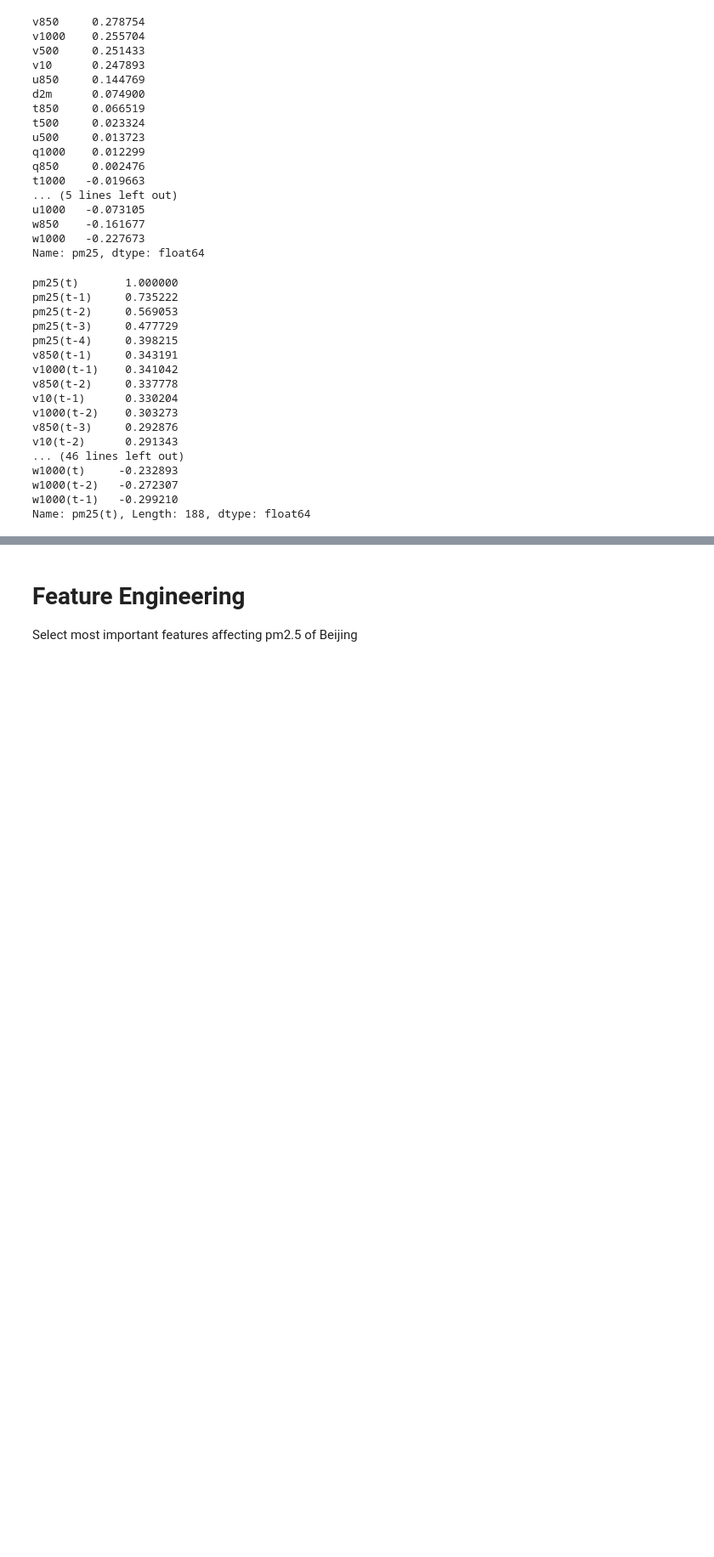
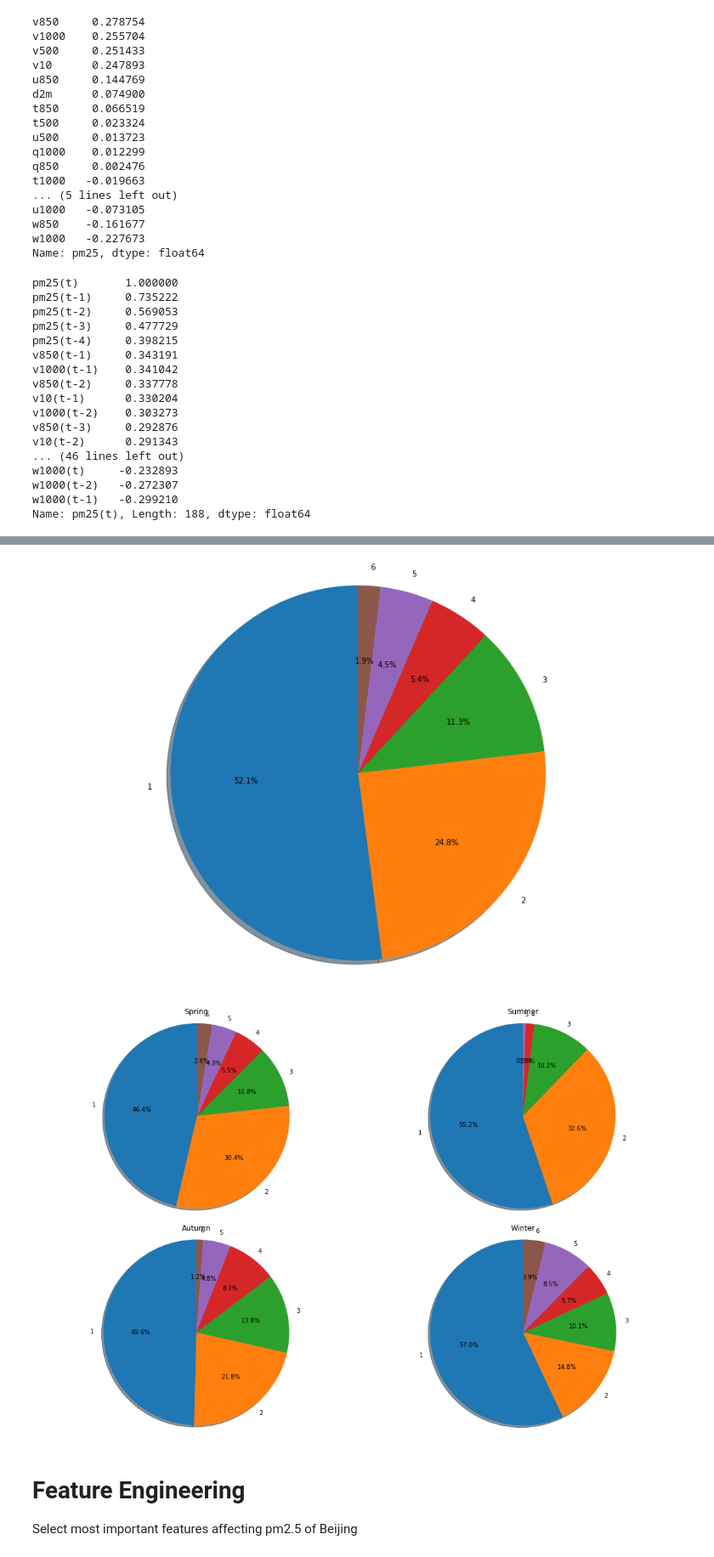
Before and after one commit to wukunkunhaha/Air-Quality, a Jupyter notebook: EDA+LSTM.ipynb, the cells around one changed output, grey strips where cells are left out. Shown: that part at 85% size. Cells and saved outputs as stored; diff of their text form; code cells hidden in the pictures; blank space fills up the shorter version.

```diff
--- a/EDA+LSTM.ipynb
+++ b/EDA+LSTM.ipynb
@@ -111,0 +162,18 @@ Name: pm25(t), Length: 188, dtype: float64
+# %%
+#计算空气质量等级
+def air_quality_rank(x):
+    if x <= 50:
+        return 1
+    elif x <= 100:
+        return 2
+    elif x <= 150:
+        return 3
+    elif x <= 200:
+        return 4
+    elif x <= 300:
+        return 5
+    else:
+        return 6
+
+# pm25_data['rank'] = pm25_data.apply(air_quality_rank)
+pm25_data = pd.concat((pm25_data, pm25_data.apply(air_quality_rank)), axis = 1)
@@ -112,3 +200,50 @@ Name: pm25(t), Length: 188, dtype: float64
+# %%
+pm25_data.columns = ('pm25', 'rank')
+counts_data = pm25_data.groupby('rank').size().reset_index(name='counts')
+counts = counts_data['counts']
+
+fig1, ax1 = plt.subplots()
+ax1.pie(counts, labels=[1,2,3,4,5,6], autopct='%1.1f%%',
+        shadow=True, startangle=90)
+ax1.axis('equal')
+plt.savefig('fig3.png')
+
+def calculate_counts(input_data):
+    """
+    Calculate the rank counts of pm25 data
+    """
+    df = pd.concat((input_data, input_data.apply(air_quality_rank)), axis = 1)
+    df.columns = ('pm25', 'rank')
+    counts_data = df.groupby('rank').size().reset_index(name='counts')
+    return counts_data['counts']
+
+
+fig2, axes = plt.subplots(2, 2)
+axes[0, 0].pie(calculate_counts(spring_pm25), labels=[1,2,3,4,5,6], autopct='%1.1f%%',
+        shadow=True, startangle=90)
+axes[0, 0].axis('equal')
+axes[0, 0].set_title('Spring')
+
+axes[0, 1].pie(calculate_counts(summer_pm25), labels=[1,2,3,4,5], autopct='%1.1f%%',
+        shadow=True, startangle=90)
+axes[0, 1].axis('equal')
+axes[0, 1].set_title('Summer')
+
+axes[1, 0].pie(calculate_counts(autumn_pm25), labels=[1,2,3,4,5,6], autopct='%1.1f%%',
+        shadow=True, startangle=90)
+axes[1, 0].axis('equal')
+axes[1, 0].set_title('Autumn')
+
+axes[1, 1].pie(calculate_counts(winter_pm25), labels=[1,2,3,4,5,6], autopct='%1.1f%%',
+        shadow=True, startangle=90)
+axes[1, 1].axis('equal')
+axes[1, 1].set_title('Winter')
+
+plt.tight_layout()
+plt.savefig('fig4.png')
+# %% [output]
+[figure, added]
+[figure, added]
 # %% [markdown]
 # Feature Engineering
 Select most important features affecting pm2.5 of Beijing
```
Also changed, not shown: parts of 8 cells of this notebook, 8 other files.
